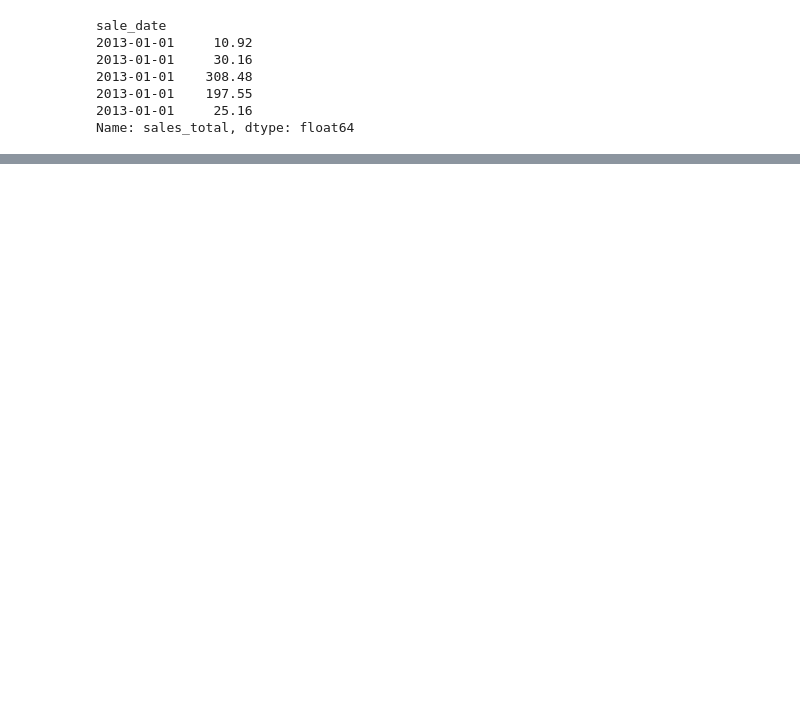
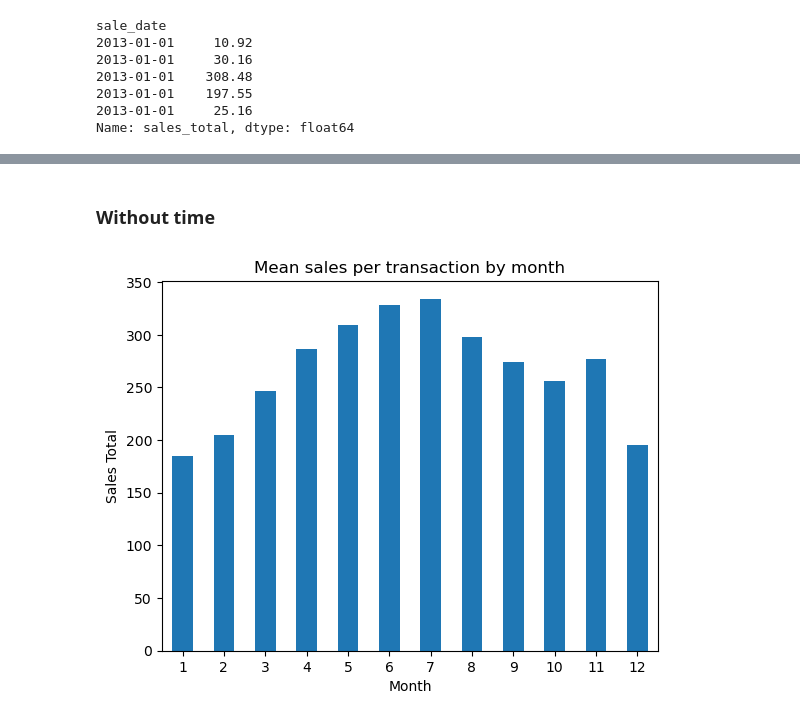
Before and after one commit to manuel-salazar1/time-series-exercises, a Jupyter notebook: explore.ipynb, the cells around one changed output, grey strips where cells are left out. Drawn from its saved outputs; the diff is of its cells as text; code cells hidden in the pictures; blank space fills up the shorter version.

```diff
--- a/explore.ipynb
+++ b/explore.ipynb
@@ -92,0 +95,10 @@ plt.show()
+# %% [markdown]
+### Without time
+# %%
+train.groupby(train.index.month).sales_total.mean().plot.bar().tick_params('x', rotation=0)
+plt.title('Mean sales per transaction by month')
+plt.xlabel('Month')
+plt.ylabel('Sales Total')
+plt.show()
+# %% [output]
+[figure, added]
```
Also changed, not shown: parts of 36 cells of this notebook.
